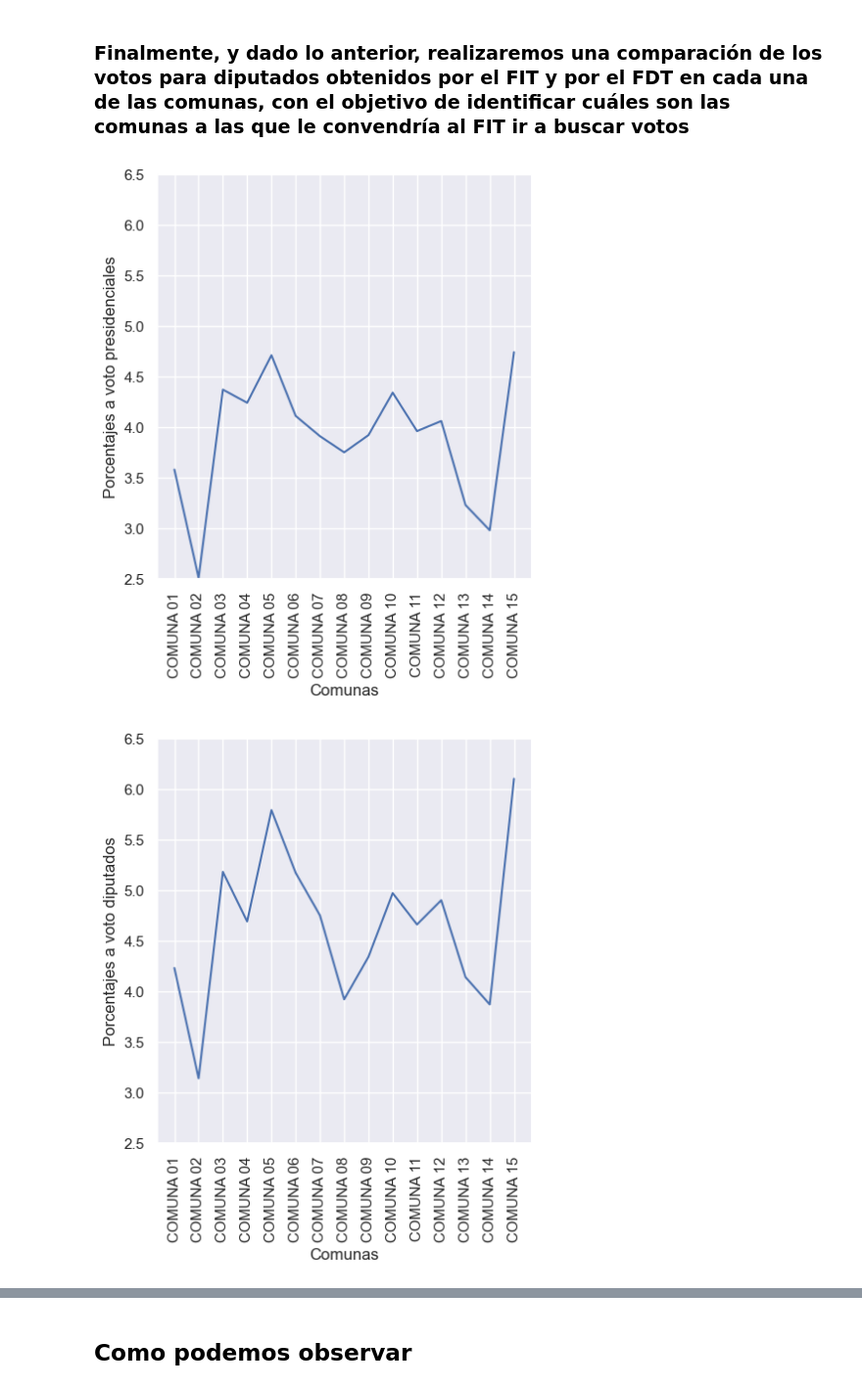
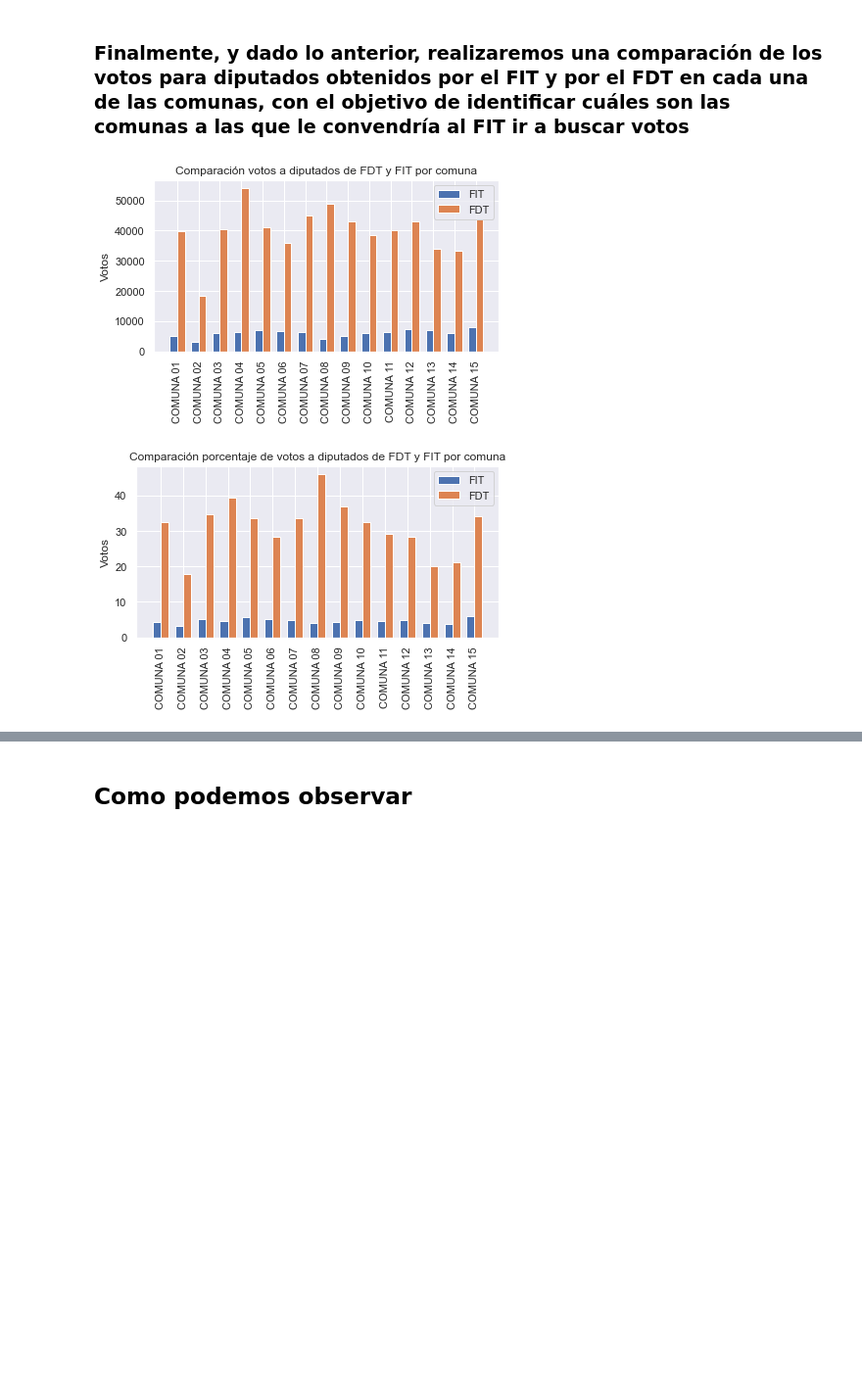
Before and after one commit to LenaSofia/MET4OP, a Jupyter notebook: examenes/TP2/tp2_ej1_Leni_descargado.ipynb, the cells around one changed output, grey strips where cells are left out. Shown at 98% size. Saved outputs shown, nothing was run; the diff lists cells and outputs as text; code cells hidden in the pictures; blank space fills up the shorter version.

Commit message:
agregue graficos en jupiter

```diff
--- a/examenes/TP2/tp2_ej1_Leni_descargado.ipynb
+++ b/examenes/TP2/tp2_ej1_Leni_descargado.ipynb
@@ -617,28 +621,53 @@ comparacion_diferencia_comuna
 # %%
 df =  pd.read_csv('Flor/Graficos/distrib_DipNac_comuna.csv')
 labels = df["NOMBRE_REGION"]
 fit = df["VOTOS_FIT_DIPNAC"]
 fdt = df["VOTOS_FDT_DIPNAC"]
 
 x = np.arange(len(labels))  # the label locations
 width = 0.35  # the width of the bars
 
 fig, ax = plt.subplots()
 rects1 = ax.bar(x - width/2, fit, width, label='FIT')
 rects2 = ax.bar(x + width/2, fdt, width, label='FDT')
 
 
 ax.set_ylabel('Votos')
 ax.set_title('Comparación votos a diputados de FDT y FIT por comuna')
 ax.set_xticks(x)
 ax.set_xticklabels(labels)
 ax.legend()
 
 plt.xticks(rotation=90)
 
 fig.tight_layout()
 
 plt.show()
+
+
+#Comparacion porcentaje de votos FIT y FDT a diputados por comuna
+df =  pd.read_csv('Flor/Graficos/porcentajes_DipNac_comuna.csv')
+labels = df["NOMBRE_REGION"]
+fit = df["PORCENTAJE_FIT_DIPNAC"]
+fdt = df["PORCENTAJE_FDT_DIPNAC"]
+
+x = np.arange(len(labels))  # the label locations
+width = 0.35  # the width of the bars
+
+fig, ax = plt.subplots()
+rects1 = ax.bar(x - width/2, fit, width, label='FIT')
+rects2 = ax.bar(x + width/2, fdt, width, label='FDT')
+
+
+ax.set_ylabel('Votos')
+ax.set_title('Comparación porcentaje de votos a diputados de FDT y FIT por comuna')
+ax.set_xticks(x)
+ax.set_xticklabels(labels)
+ax.legend()
+
+plt.xticks(rotation=90)
+
+fig.tight_layout()
 # %% [output]
-[figure, old version]
+[figure, new version]
-[figure, old version]
+[figure, new version]
```
Also changed, not shown: parts of 9 cells of this notebook, 5 other files.
